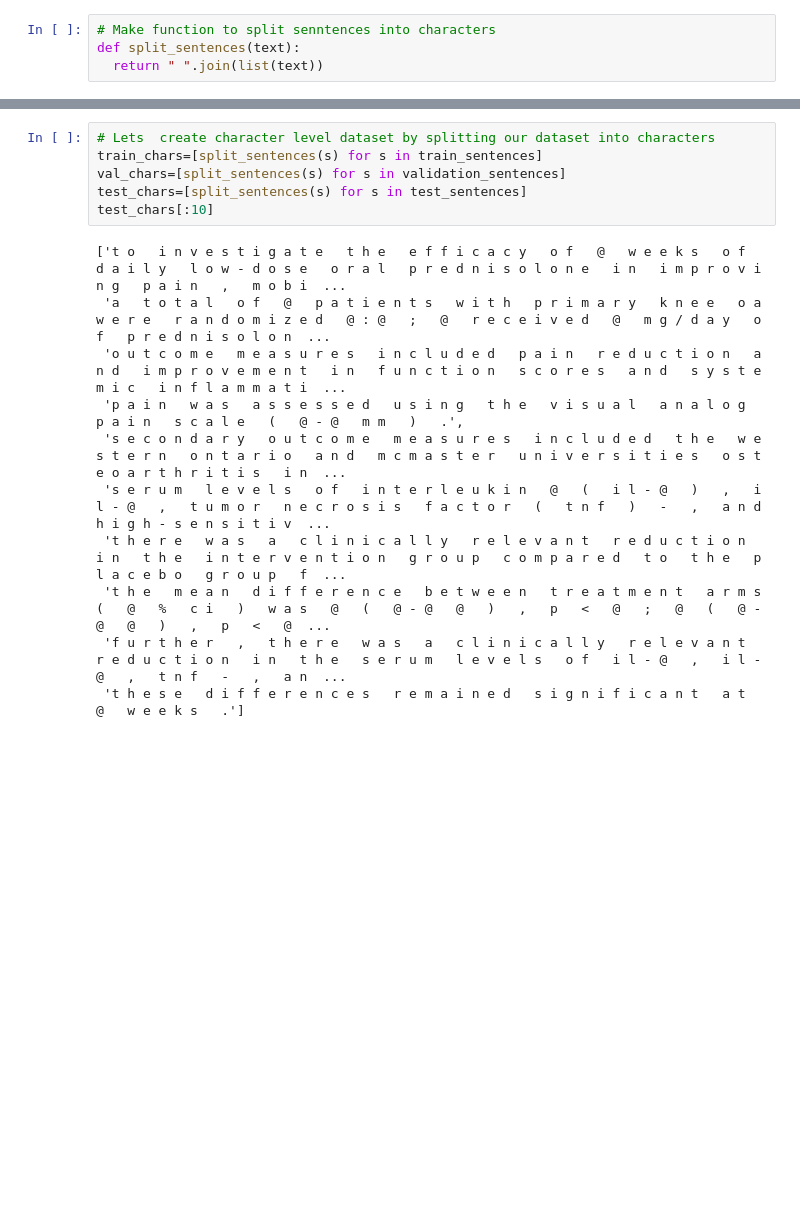
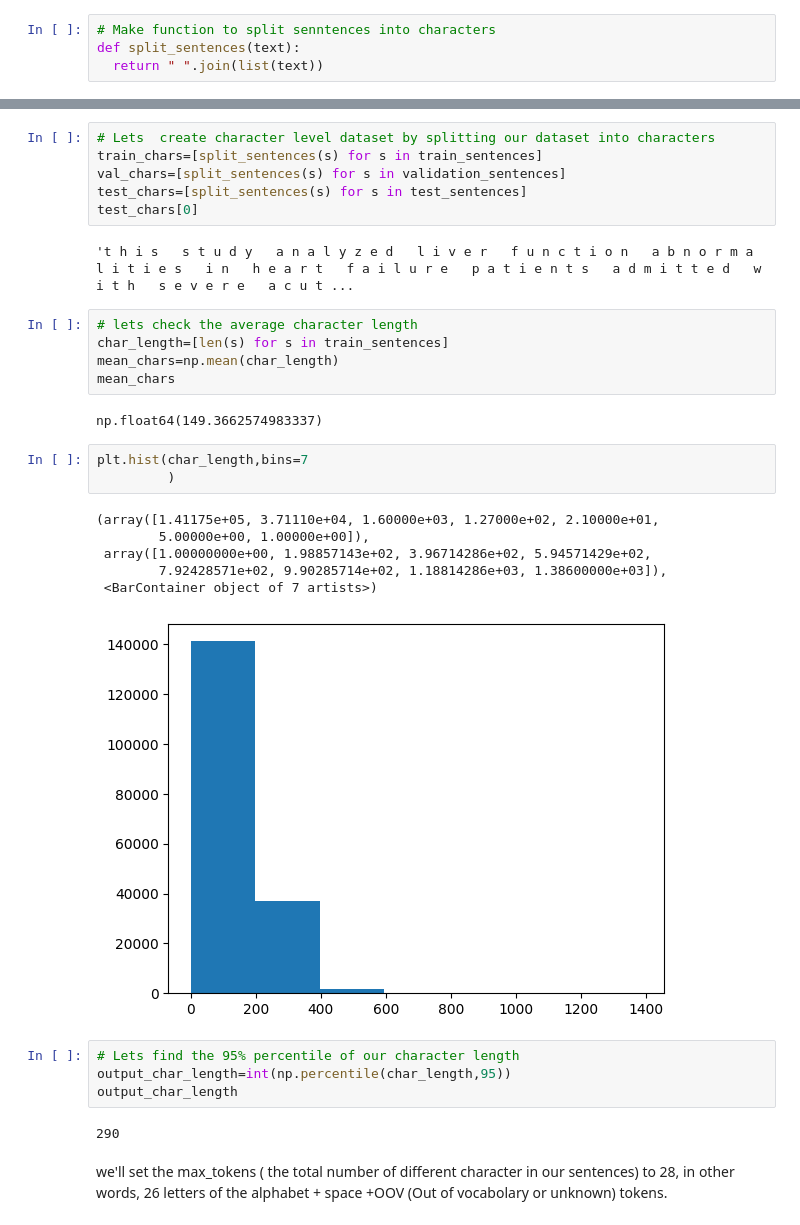
Before and after one commit to Prashanna-Raj-Pandit/MedNLPify-Chrome-Extension, a Jupyter notebook: SkimLit.ipynb, the cells around one changed output, grey strips where cells are left out. Cells and saved outputs as stored; diff of their text form; blank space fills up the shorter version.

```diff
--- a/SkimLit.ipynb
+++ b/SkimLit.ipynb
@@ -686,15 +663,31 @@ split_sentences(random_sentence)
 train_chars=[split_sentences(s) for s in train_sentences]
 val_chars=[split_sentences(s) for s in validation_sentences]
 test_chars=[split_sentences(s) for s in test_sentences]
-test_chars[:10]
+test_chars[0]
 # %% [output]
-['t o   i n v e s t i g a t e   t h e   e f f i c a c y   o f   @   w e e k s   o f   d a i l y   l o w - d o s e   o r a l   p r e d n i s o l o n e   i n   i m p r o v i n g   p a i n   ,   m o b i  ...
- 'a   t o t a l   o f   @   p a t i e n t s   w i t h   p r i m a r y   k n e e   o a   w e r e   r a n d o m i z e d   @ : @   ;   @   r e c e i v e d   @   m g / d a y   o f   p r e d n i s o l o n  ...
- 'o u t c o m e   m e a s u r e s   i n c l u d e d   p a i n   r e d u c t i o n   a n d   i m p r o v e m e n t   i n   f u n c t i o n   s c o r e s   a n d   s y s t e m i c   i n f l a m m a t i  ...
- 'p a i n   w a s   a s s e s s e d   u s i n g   t h e   v i s u a l   a n a l o g   p a i n   s c a l e   (   @ - @   m m   )   .',
- 's e c o n d a r y   o u t c o m e   m e a s u r e s   i n c l u d e d   t h e   w e s t e r n   o n t a r i o   a n d   m c m a s t e r   u n i v e r s i t i e s   o s t e o a r t h r i t i s   i n  ...
- 's e r u m   l e v e l s   o f   i n t e r l e u k i n   @   (   i l - @   )   ,   i l - @   ,   t u m o r   n e c r o s i s   f a c t o r   (   t n f   )   -   ,   a n d   h i g h - s e n s i t i v  ...
- 't h e r e   w a s   a   c l i n i c a l l y   r e l e v a n t   r e d u c t i o n   i n   t h e   i n t e r v e n t i o n   g r o u p   c o m p a r e d   t o   t h e   p l a c e b o   g r o u p   f  ...
- 't h e   m e a n   d i f f e r e n c e   b e t w e e n   t r e a t m e n t   a r m s   (   @   %   c i   )   w a s   @   (   @ - @   @   )   ,   p   <   @   ;   @   (   @ - @   @   )   ,   p   <   @  ...
- 'f u r t h e r   ,   t h e r e   w a s   a   c l i n i c a l l y   r e l e v a n t   r e d u c t i o n   i n   t h e   s e r u m   l e v e l s   o f   i l - @   ,   i l - @   ,   t n f   -   ,   a n  ...
- 't h e s e   d i f f e r e n c e s   r e m a i n e d   s i g n i f i c a n t   a t   @   w e e k s   .']
+'t h i s   s t u d y   a n a l y z e d   l i v e r   f u n c t i o n   a b n o r m a l i t i e s   i n   h e a r t   f a i l u r e   p a t i e n t s   a d m i t t e d   w i t h   s e v e r e   a c u t ...
+# %%
+# lets check the average character length
+char_length=[len(s) for s in train_sentences]
+mean_chars=np.mean(char_length)
+mean_chars
+# %% [output]
+np.float64(149.3662574983337)
+# %%
+plt.hist(char_length,bins=7
+         )
+# %% [output]
+(array([1.41175e+05, 3.71110e+04, 1.60000e+03, 1.27000e+02, 2.10000e+01,
+        5.00000e+00, 1.00000e+00]),
+ array([1.00000000e+00, 1.98857143e+02, 3.96714286e+02, 5.94571429e+02,
+        7.92428571e+02, 9.90285714e+02, 1.18814286e+03, 1.38600000e+03]),
+ <BarContainer object of 7 artists>)
+[figure, added]
+# %%
+# Lets find the 95% percentile of our character length
+output_char_length=int(np.percentile(char_length,95))
+output_char_length
+# %% [output]
+290
+# %% [markdown]
+we'll set the max_tokens ( the total number of different character in our sentences) to 28, in other words, 26 letters of the alphabet + space +OOV (Out of vocabolary or unknown) tokens.
```
Also changed, not shown: parts of 54 cells of this notebook.
